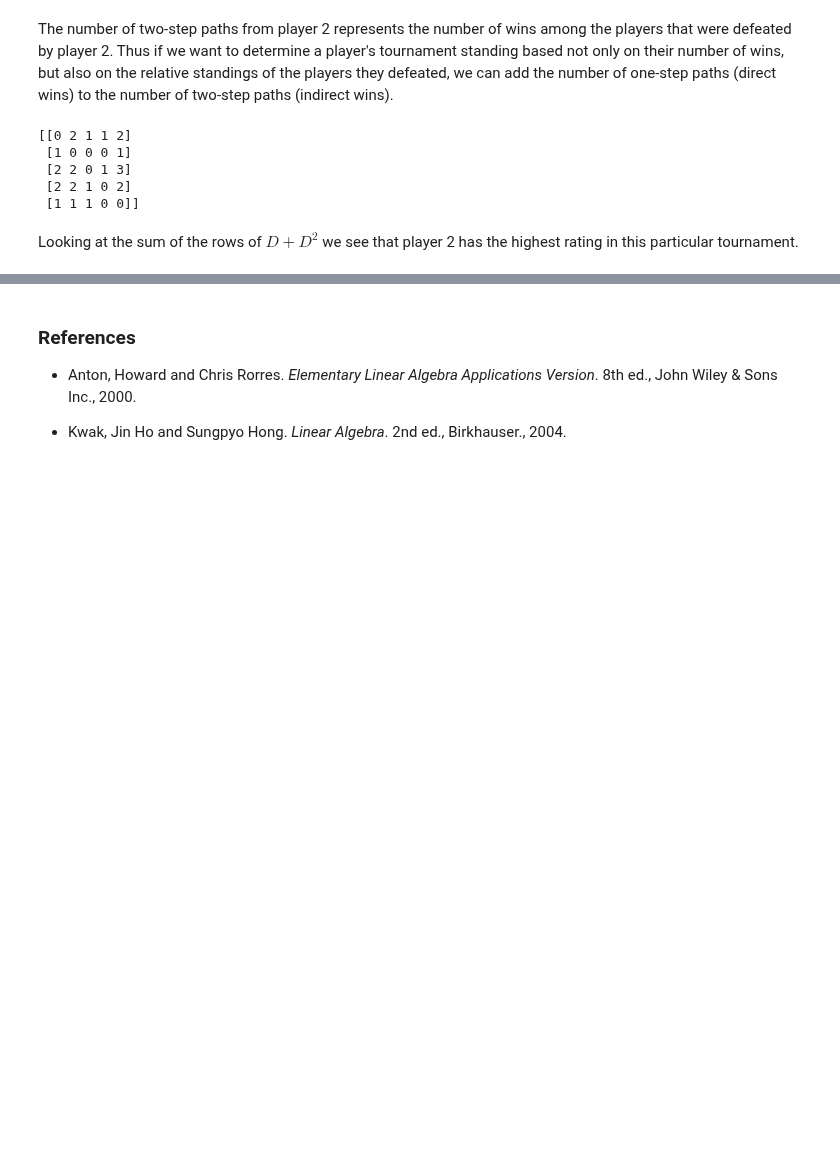
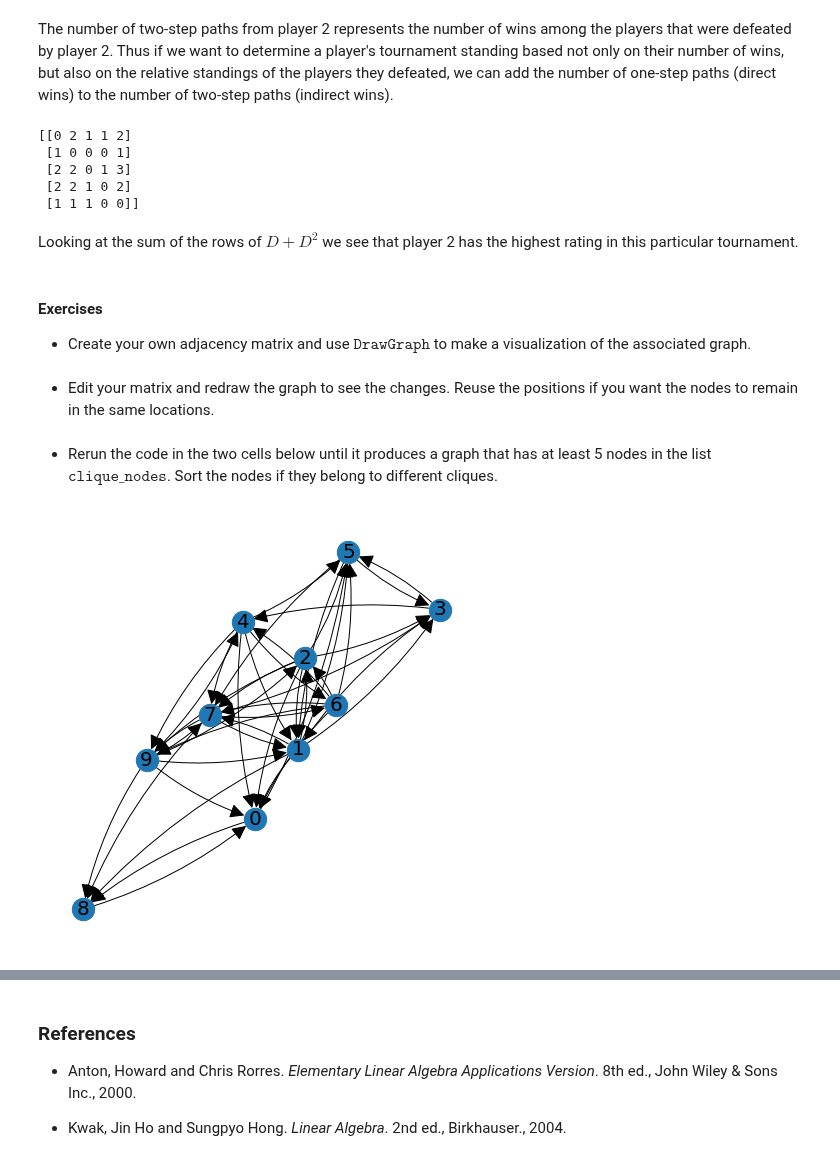
Before and after one commit to bvanderlei/jupyter-guide-to-linear-algebra, a Jupyter notebook: Applications.ipynb, the cells around one changed output, grey strips where cells are left out. Saved outputs shown, nothing was run; the diff lists cells and outputs as text; code cells hidden in the pictures; blank space fills up the shorter version.

Commit message:
Exercise format edits.

```diff
--- a/Applications.ipynb
+++ b/Applications.ipynb
@@ -530,3 +525,22 @@ print(D + D@D)
  [1 1 1 0 0]]
 # %% [markdown]
 Looking at the sum of the rows of $D + D^2$ we see that player 2 has the highest rating in this particular tournament.
+# %% [markdown]
+#### Exercises
+
+- Create your own adjacency matrix and use $\texttt{DrawGraph}$ to make a visualization of the associated graph.
+# %% [markdown]
+- Edit your matrix and redraw the graph to see the changes.  Reuse the positions if you want the nodes to remain in the same locations.
+# %% [markdown]
+- Rerun the code in the two cells below until it produces a graph that has at least 5 nodes in the list $\texttt{clique_nodes}$.  Sort the nodes if they belong to different cliques.
+# %%
+N = 10
+R = np.zeros((N,N))
+for i in range(N):
+    for j in range(N):
+        if(random.random() > 0.5 and i != j):
+            R[i,j] = 1
+
+big_graph_positions = lag.DrawGraph(R)
+# %% [output]
+[figure, added]
```
Also changed, not shown: parts of 19 cells of this notebook, 19 other files.
